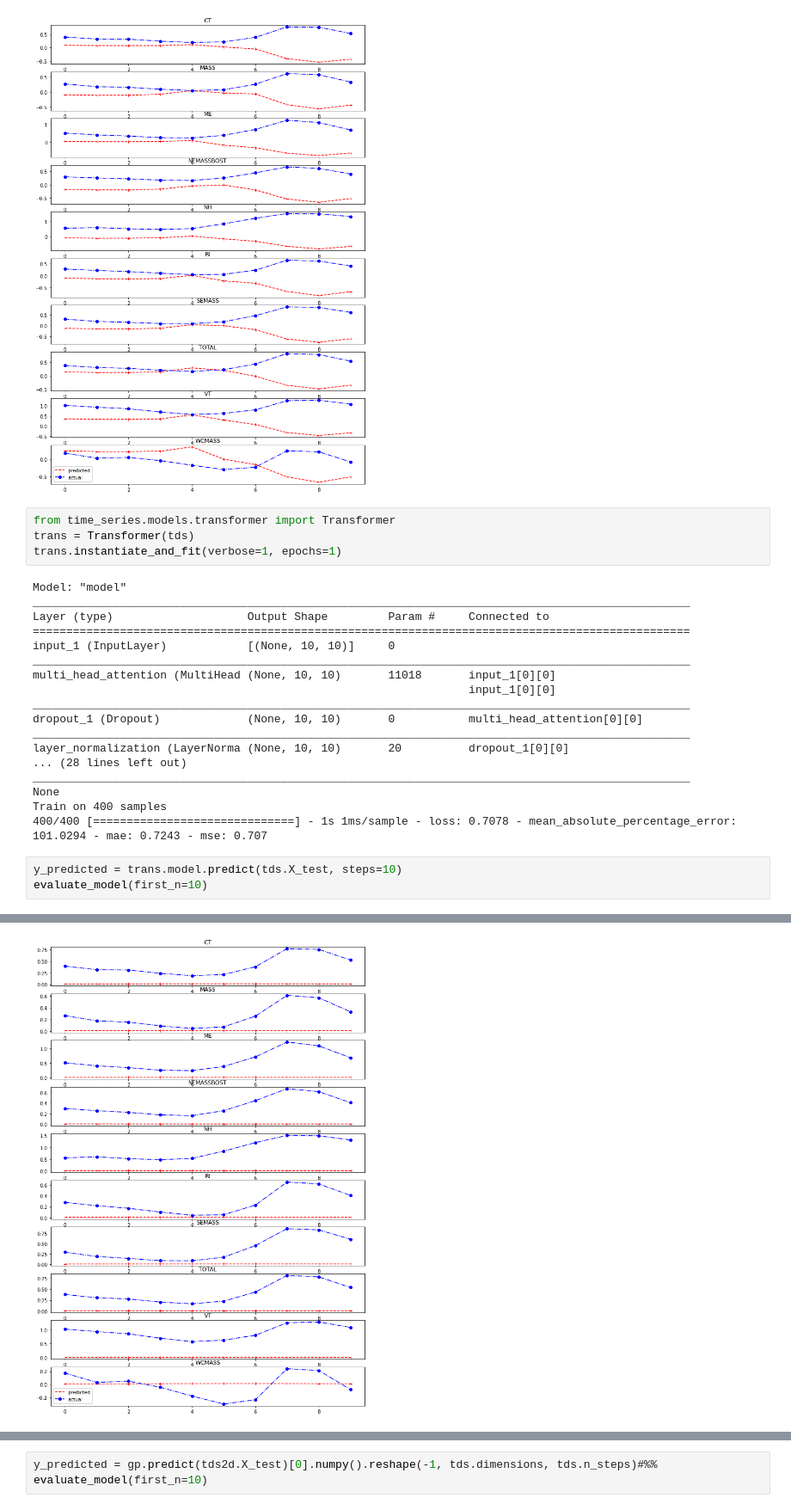
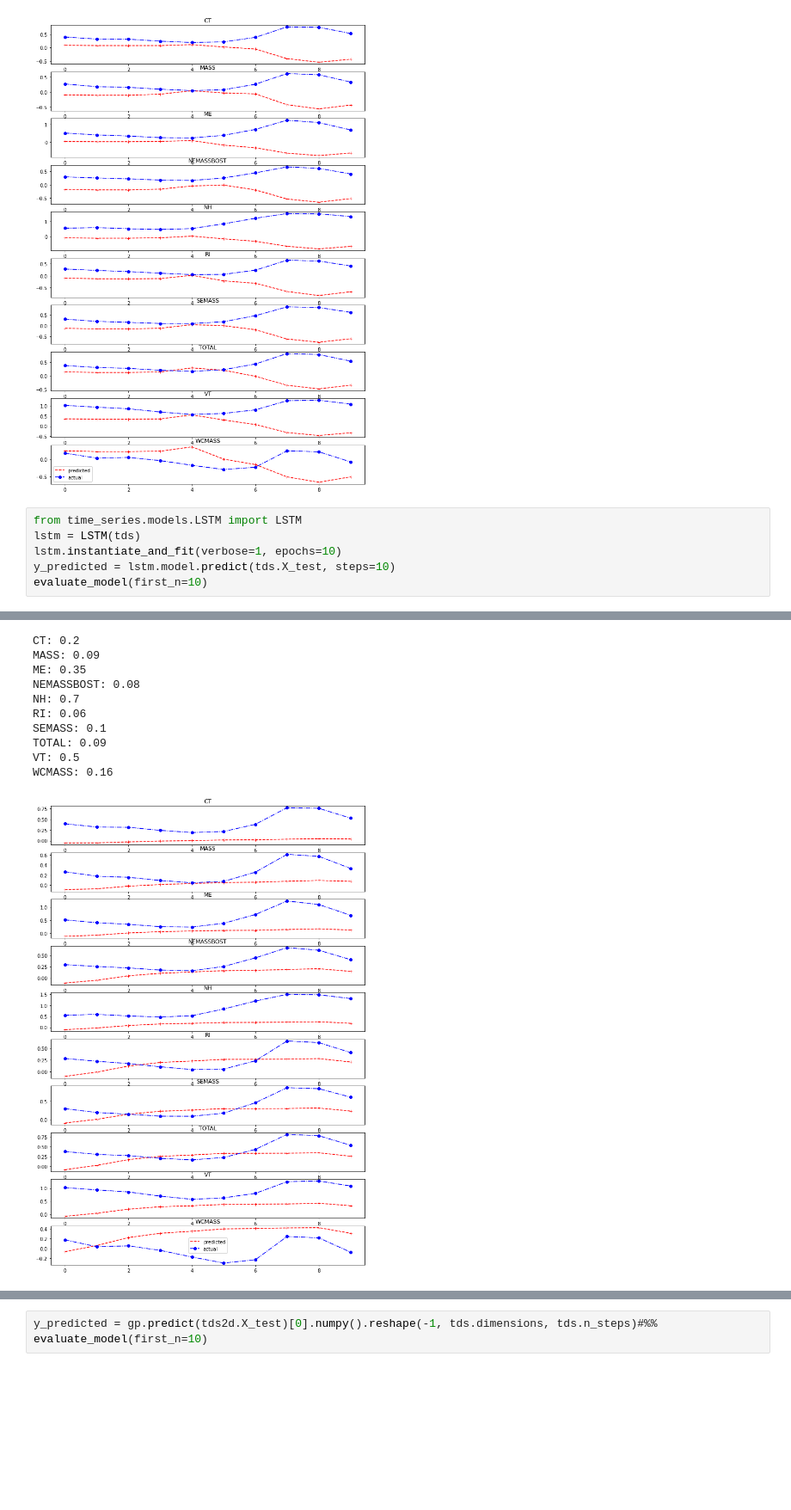
Before and after one commit to benman1/time-series, a Jupyter notebook: notebooks/test_models.ipynb, the cells around one changed output, grey strips where cells are left out. Shown at 86% size. Saved outputs shown, nothing was run; the diff lists cells and outputs as text; blank space fills up the shorter version.

Commit message:
show output for LSTM and fix transformer

```diff
--- a/notebooks/test_models.ipynb
+++ b/notebooks/test_models.ipynb
@@ -101,29 +101,10 @@ TOTAL: 0.41
 VT: 0.93
 WCMASS: 0.21
 [figure]
-# %%
-from time_series.models.transformer import Transformer
-trans = Transformer(tds)
-trans.instantiate_and_fit(verbose=1, epochs=1)
-# %% [output]
-Model: "model"
-__________________________________________________________________________________________________
-Layer (type)                    Output Shape         Param #     Connected to
-==================================================================================================
-input_1 (InputLayer)            [(None, 10, 10)]     0
-__________________________________________________________________________________________________
-multi_head_attention (MultiHead (None, 10, 10)       11018       input_1[0][0]
-                                                                 input_1[0][0]
-__________________________________________________________________________________________________
-dropout_1 (Dropout)             (None, 10, 10)       0           multi_head_attention[0][0]
-__________________________________________________________________________________________________
-layer_normalization (LayerNorma (None, 10, 10)       20          dropout_1[0][0]
-... (28 lines left out)
-__________________________________________________________________________________________________
-None
-Train on 400 samples
-400/400 [==============================] - 1s 1ms/sample - loss: 0.7078 - mean_absolute_percentage_error: 101.0294 - mae: 0.7243 - mse: 0.707
 # %%
-y_predicted = trans.model.predict(tds.X_test, steps=10)
+from time_series.models.LSTM import LSTM
+lstm = LSTM(tds)
+lstm.instantiate_and_fit(verbose=1, epochs=10)
+y_predicted = lstm.model.predict(tds.X_test, steps=10)
 evaluate_model(first_n=10)
 # %% [output]
@@ -141 +128,11 @@ WCMASS: 0.03
+CT: 0.2
+MASS: 0.09
+ME: 0.35
+NEMASSBOST: 0.08
+NH: 0.7
+RI: 0.06
+SEMASS: 0.1
+TOTAL: 0.09
+VT: 0.5
+WCMASS: 0.16
-[figure, old version]
+[figure, new version]
```
Also changed, not shown: parts of 3 cells of this notebook.
